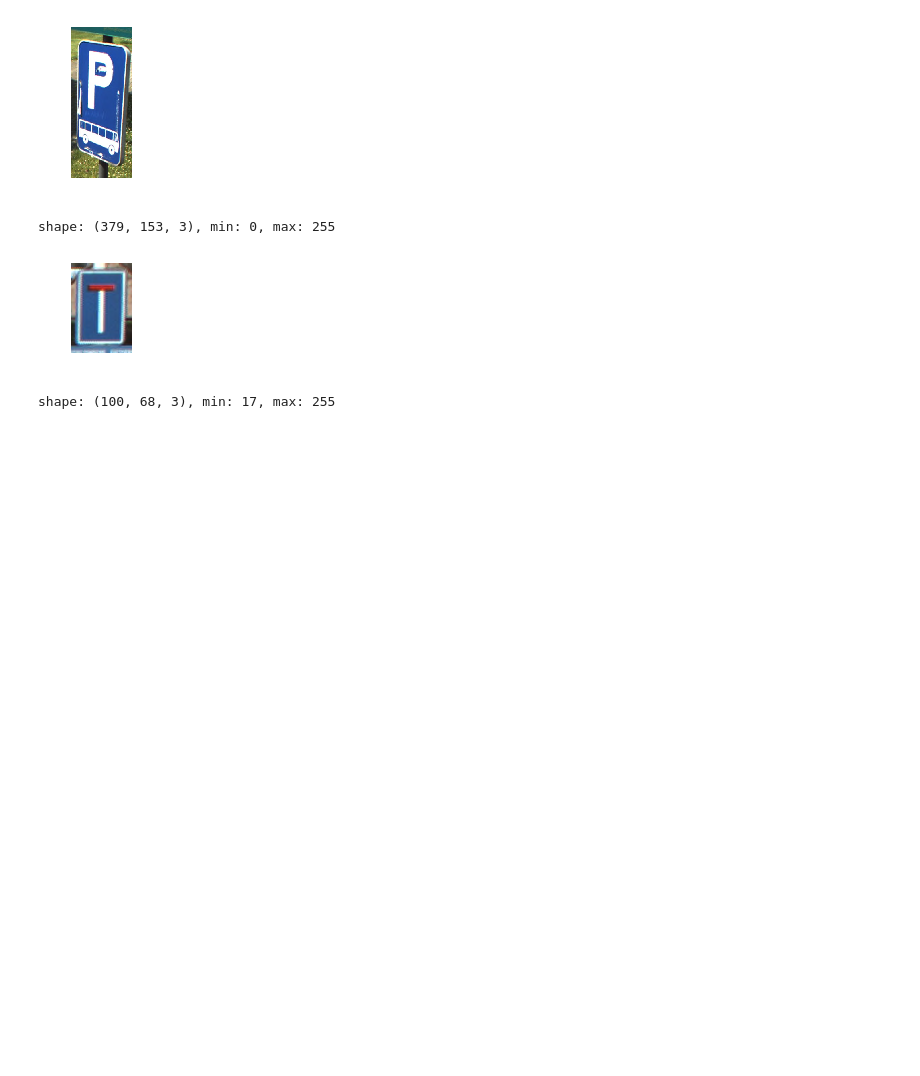
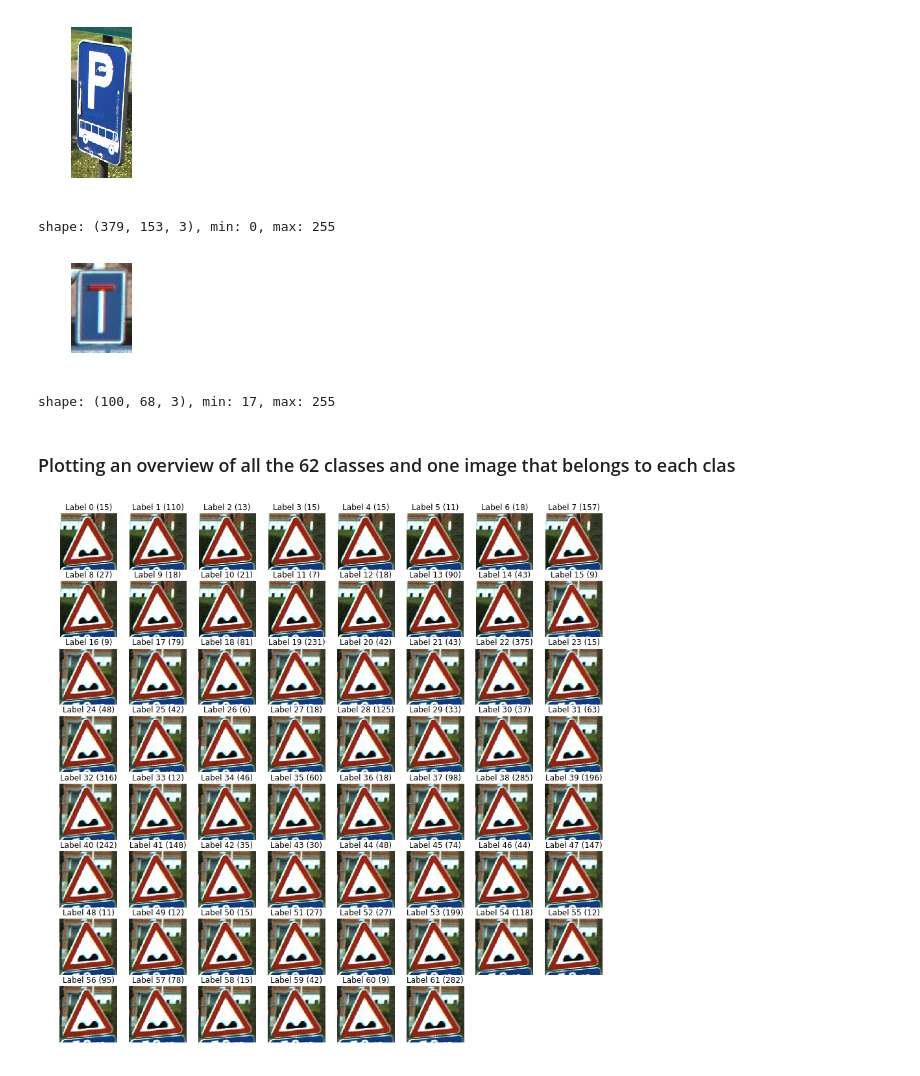
Before and after one commit to anaparravera/traffic-signs-analyzer, a Jupyter notebook: notebook-version.ipynb, the cells around one changed output. Saved outputs shown, nothing was run; the diff lists cells and outputs as text; code cells hidden in the pictures; blank space fills up the shorter version.

Commit message:
first graphs

```diff
--- a/notebook-version.ipynb
+++ b/notebook-version.ipynb
@@ -192,3 +196,34 @@ shape: (110, 96, 3), min: 3, max: 255
 shape: (379, 153, 3), min: 0, max: 255
 [figure]
 shape: (100, 68, 3), min: 17, max: 255
+# %% [markdown]
+### Plotting an overview of all the 62 classes and one image that belongs to each clas
+# %%
+# Get the unique labels
+unique_labels = set(labels)
+
+# Initialize the figure
+plt.figure(figsize=(15, 15))
+
+# Set a counter
+i = 1
+
+# For each unique label,
+for label in unique_labels:
+    # You pick the first image for each label
+    image = images[labels[label]]
+    # Define 64 subplots
+    plt.subplot(8, 8, i)
+    # Don't include axes
+    plt.axis('off')
+    # Add a title to each subplot
+    plt.title("Label {0} ({1})".format(label, pd.Series(labels).value_counts()[label]))
+    # Add 1 to the counter
+    i += 1
+    # And you plot this first image
+    plt.imshow(image)
+
+# Show the plot
+plt.show()
+# %% [output]
+[figure, added]
```
Also changed, not shown: parts of 1 cell of this notebook.
